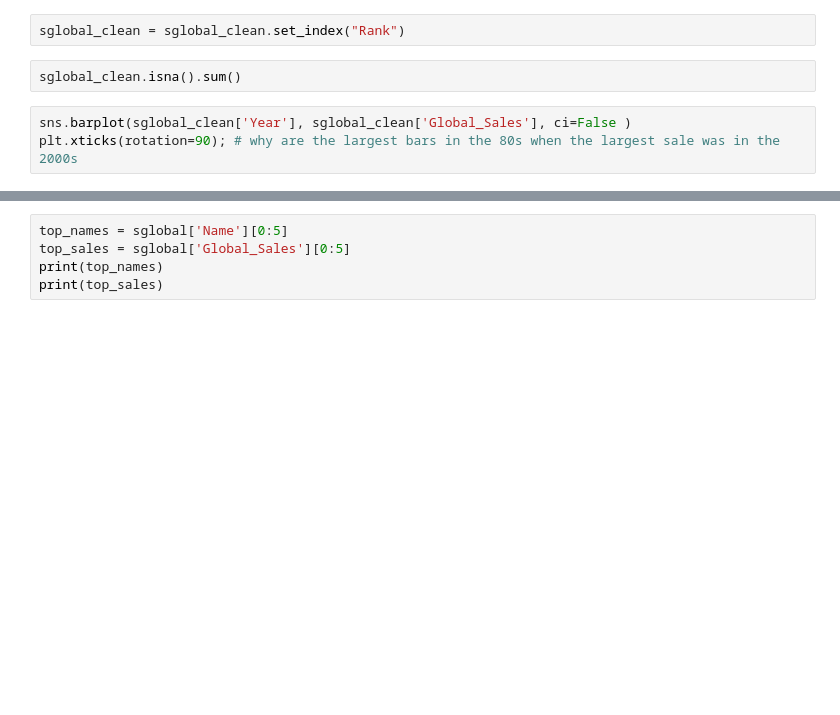
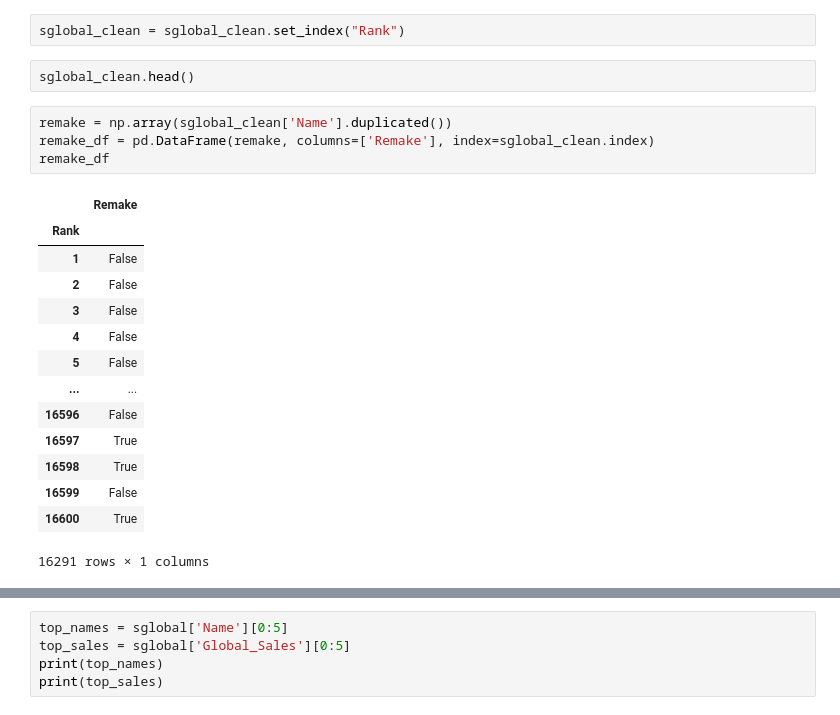
Before and after one commit to RCKettel/CapstoneProject, a Jupyter notebook: Notebooks/VideoGameSales.ipynb, the cells around one changed output, grey strips where cells are left out. Drawn from its saved outputs; the diff is of its cells as text; blank space fills up the shorter version.

```diff
--- a/Notebooks/VideoGameSales.ipynb
+++ b/Notebooks/VideoGameSales.ipynb
@@ -68,7 +26,23 @@ sglobal_clean
 # %%
 sglobal_clean = sglobal_clean.set_index("Rank")
-# %%
-sglobal_clean.isna().sum()
-# %%
-sns.barplot(sglobal_clean['Year'], sglobal_clean['Global_Sales'], ci=False )
-plt.xticks(rotation=90); # why are the largest bars in the 80s when the largest sale was in the 2000s
+# %%
+sglobal_clean.head()
+# %%
+remake = np.array(sglobal_clean['Name'].duplicated())
+remake_df = pd.DataFrame(remake, columns=['Remake'], index=sglobal_clean.index)
+remake_df
+# %% [output]
+|  | Remake |
+| Rank |  |
+| 1 | False |
+| 2 | False |
+| 3 | False |
+| 4 | False |
+| 5 | False |
+| ... | ... |
+| 16596 | False |
+| 16597 | True |
+| 16598 | True |
+| 16599 | False |
+| 16600 | True |
+16291 rows × 1 columns
```
Also changed, not shown: parts of 40 cells of this notebook, 4 other files.
